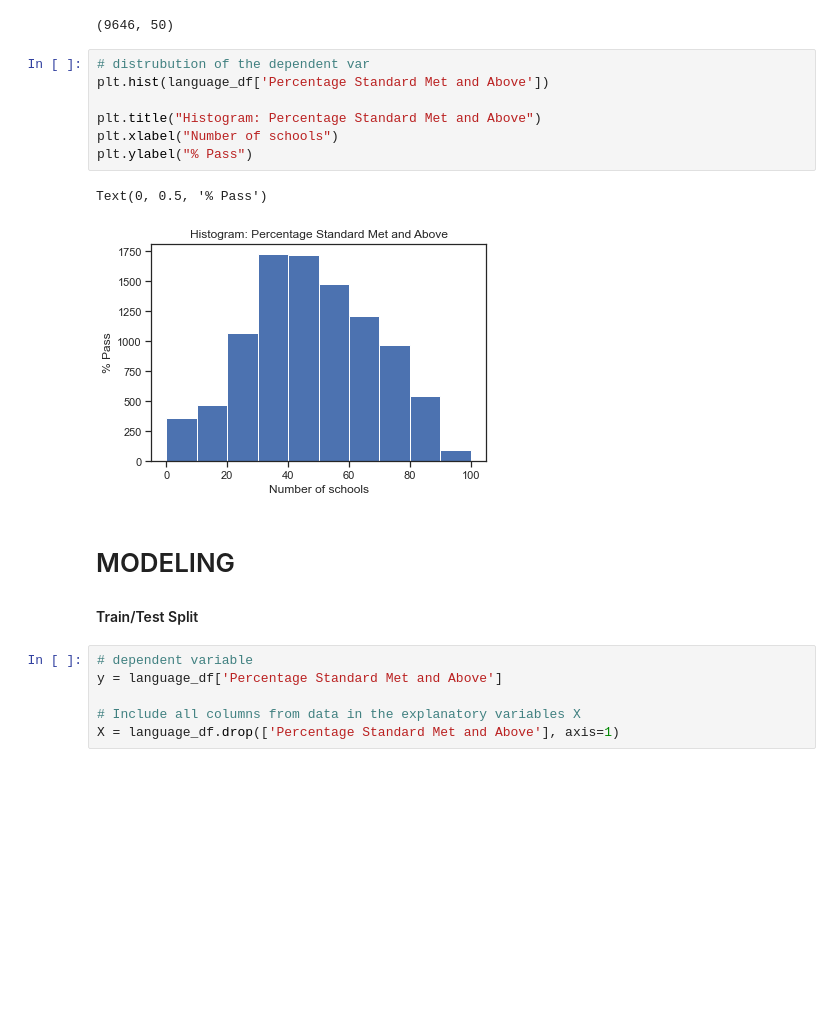
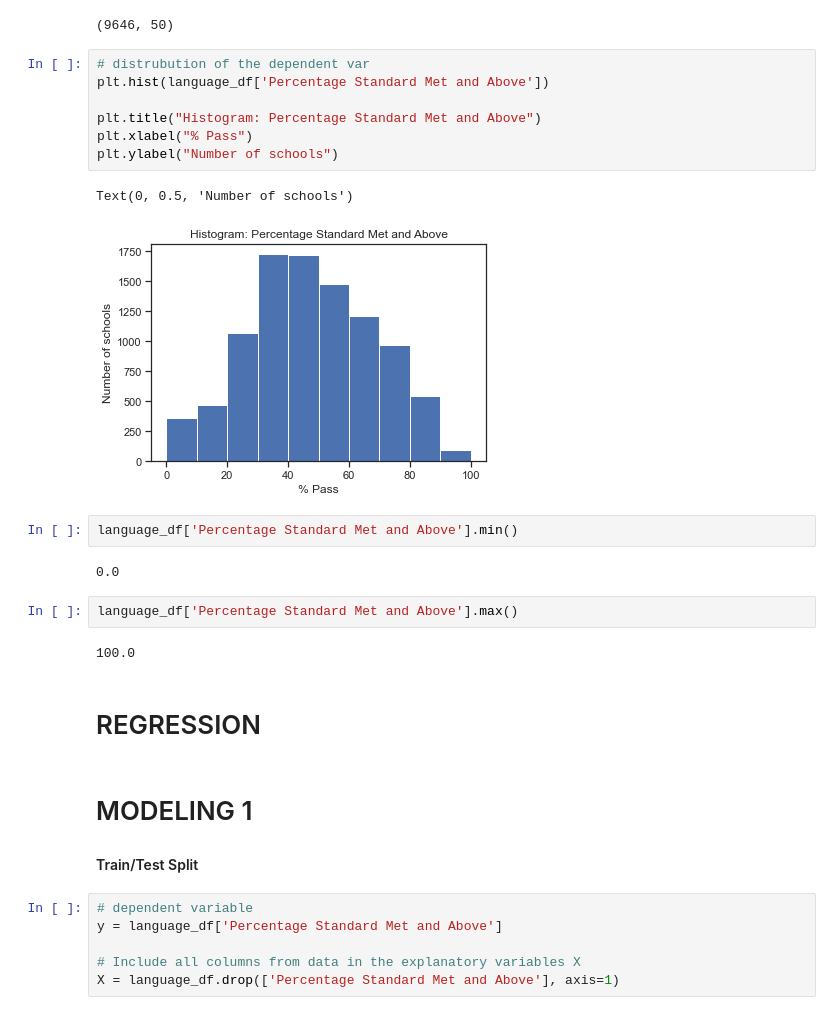
Before and after one commit to gabriellewald/education-project, a Jupyter notebook: Capstone1_pre_processing_training.ipynb, the cells around one changed output. Cells and saved outputs as stored; diff of their text form; blank space fills up the shorter version.

```diff
--- a/Capstone1_pre_processing_training.ipynb
+++ b/Capstone1_pre_processing_training.ipynb
@@ -110,15 +115,25 @@ language_df.shape
 # %%
 # distrubution of the dependent var
 plt.hist(language_df['Percentage Standard Met and Above'])
 
 plt.title("Histogram: Percentage Standard Met and Above")
-plt.xlabel("Number of schools")
-plt.ylabel("% Pass")
+plt.xlabel("% Pass")
+plt.ylabel("Number of schools")
 # %% [output]
-Text(0, 0.5, '% Pass')
+Text(0, 0.5, 'Number of schools')
-[figure, old version]
+[figure, new version]
+# %%
+language_df['Percentage Standard Met and Above'].min()
+# %% [output]
+0.0
+# %%
+language_df['Percentage Standard Met and Above'].max()
+# %% [output]
+100.0
+# %% [markdown]
+# REGRESSION
 # %% [markdown]
-# MODELING
+# MODELING 1
 
 #### Train/Test Split
 # %%
```
Also changed, not shown: parts of 93 cells of this notebook.
